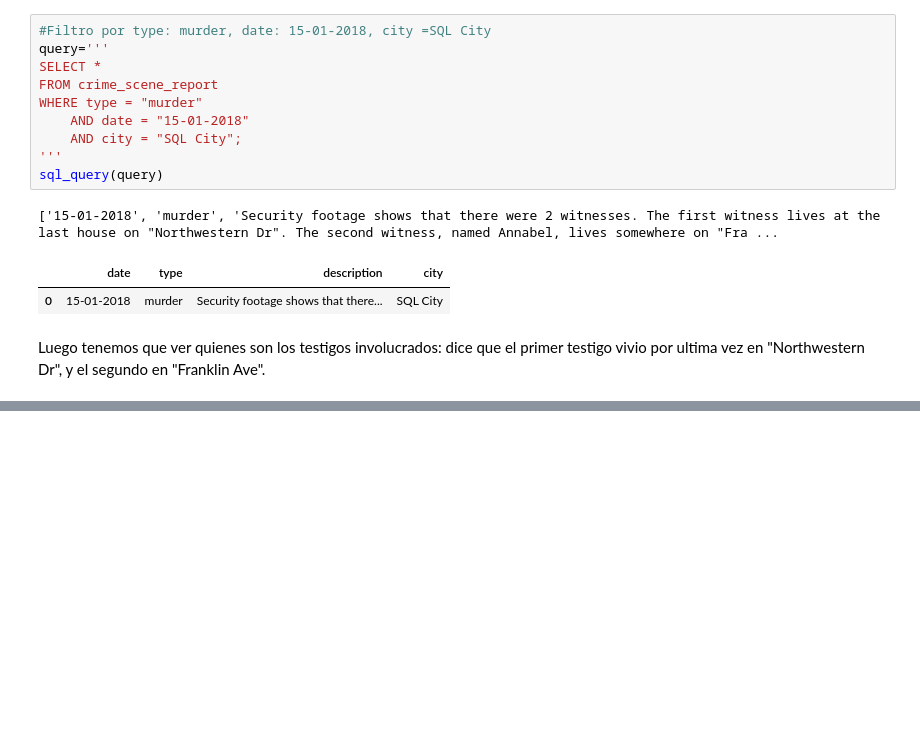
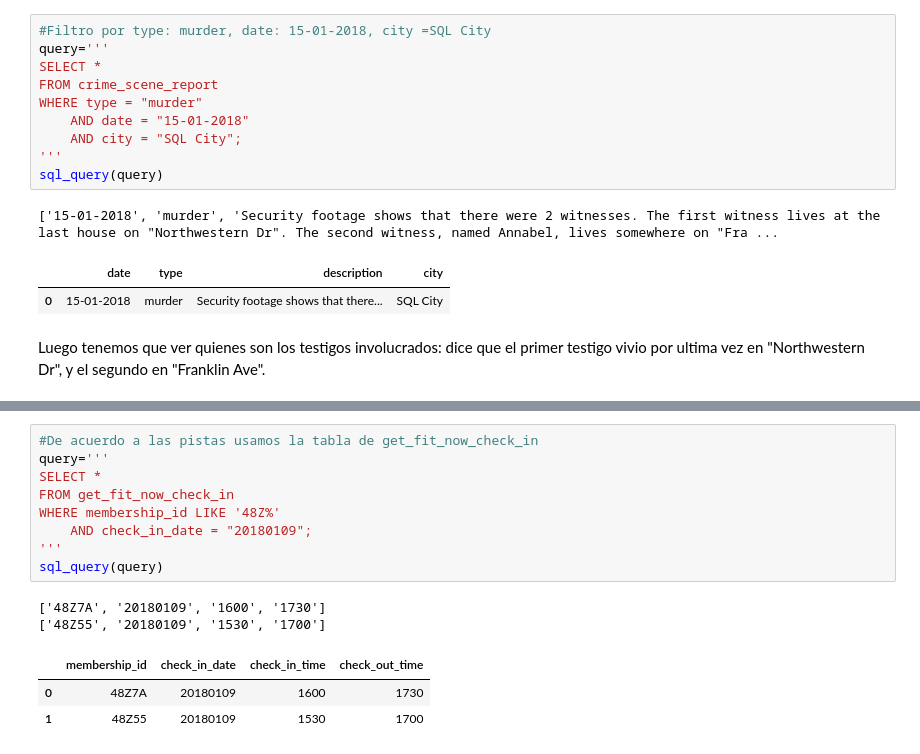
Before and after one commit to alvarosmms/team_challenge_enterprise, a Jupyter notebook: Sprint_6/GameNotebook.ipynb, the cells around one changed output, grey strips where cells are left out. Cells and saved outputs as stored; diff of their text form; blank space fills up the shorter version.

```diff
--- a/Sprint_6/GameNotebook.ipynb
+++ b/Sprint_6/GameNotebook.ipynb
@@ -164,0 +234,15 @@ sql_query(query)
+# %%
+#De acuerdo a las pistas usamos la tabla de get_fit_now_check_in
+query='''
+SELECT *
+FROM get_fit_now_check_in
+WHERE membership_id LIKE '48Z%'
+	AND check_in_date = "20180109";
+'''
+sql_query(query)
+# %% [output]
+['48Z7A', '20180109', '1600', '1730']
+['48Z55', '20180109', '1530', '1700']
+|  | membership_id | check_in_date | check_in_time | check_out_time |
+| 0 | 48Z7A | 20180109 | 1600 | 1730 |
+| 1 | 48Z55 | 20180109 | 1530 | 1700 |
```
Also changed, not shown: parts of 12 cells of this notebook.
